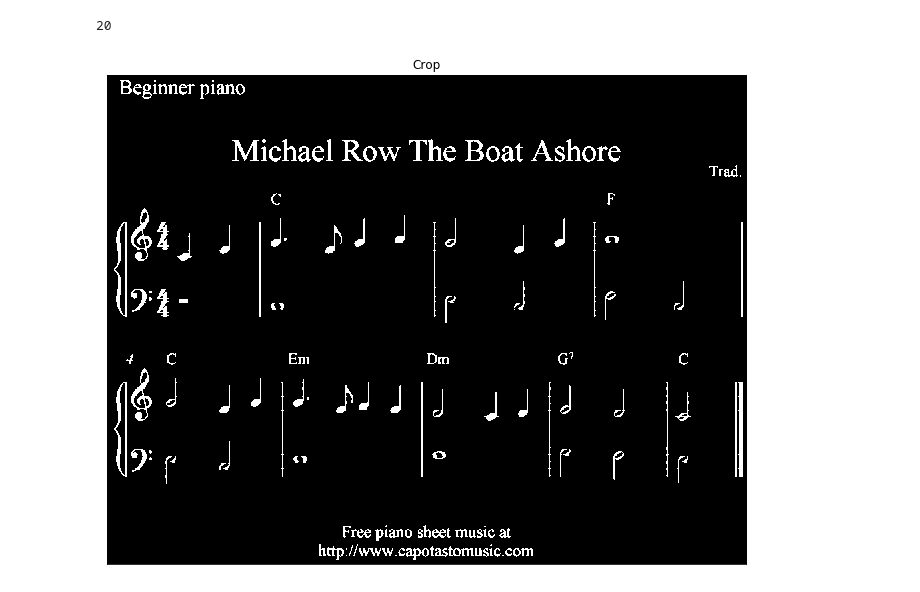
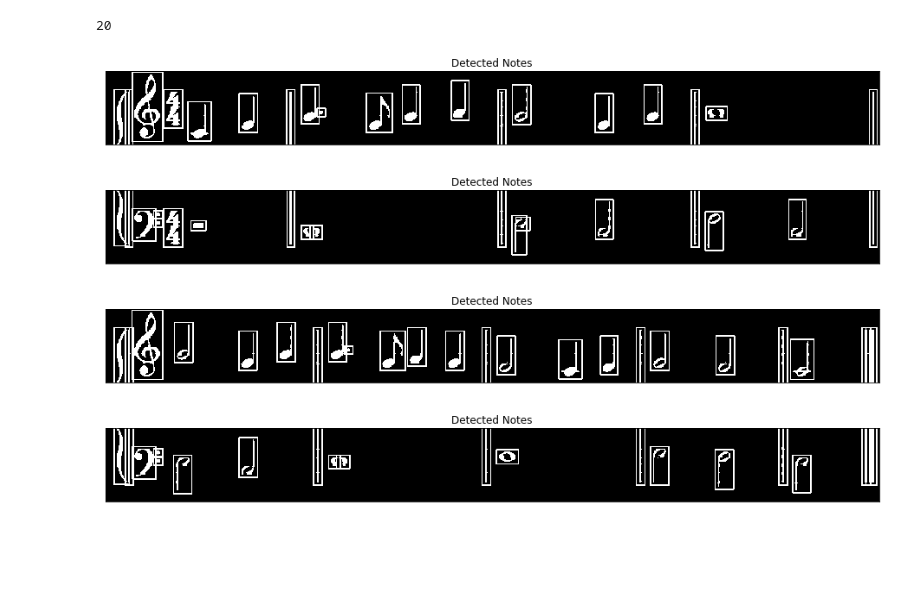
Before and after one commit to tronak19/CV-Project, a Jupyter notebook: Main.ipynb, the cells around one changed output. Drawn from its saved outputs; the diff is of its cells as text; code cells hidden in the pictures; blank space fills up the shorter version.

Commit message:
Notes Segmentation

```diff
--- a/Main.ipynb
+++ b/Main.ipynb
@@ -165,16 +168,14 @@ len(staff_lines_avg)
 # %% [output]
 20
 # %%
-x = img_bw.copy()
-for i in staff_lines:
-    for j in range(w):
-        if sum(x[i-5:i+5, j])<1500:
-            x[i,j]=0
+# segmented_image = img_bw.copy()
+# for i in staff_lines:
+#     for j in range(w):
+#         if sum(segmented_image[i-5:i+5, j])<1500:
+#             segmented_image[i,j]=0
 # %%
-plt.figure(figsize=(16,9))
-plt.imshow(x, cmap = 'gray')
-plt.xticks([]), plt.yticks([])
-plt.title('Crop')
-plt.show()
+# plt.figure(figsize=(16,9))
+# plt.imshow(segmented_image, cmap = 'gray')
+# plt.xticks([]), plt.yticks([])
+# plt.title('Line Removal')
+# plt.show()
-# %% [output]
-[figure, removed]
@@ -180,0 +248,31 @@ plt.show()
+# %%
+counter = 0
+for k in grand_staves:
+    row_sum = horizontal_projection(k)
+    hp_max = max(row_sum)
+
+    for i in range(len(row_sum)):
+        if row_sum[i] < 0.9*hp_max:
+            row_sum[i] = 0
+
+    staff_lines = []
+    for i in range(len(row_sum)):
+        if row_sum[i]>0:
+            staff_lines.append(i)
+
+    for i in staff_lines:
+        for j in range(w):
+            if sum(k[i-5:i+5, j])<1500:
+                k[i,j]=0
+
+    for i in staff_lines:
+        for j in range(w):
+            if sum(k[i-5:i+5, j])<1500:
+                k[i,j]=0
+
+    counter = crop_notes(k, counter)
+# %% [output]
+[figure, added]
+[figure, added]
+[figure, added]
+[figure, added]
```
Also changed, not shown: parts of 5 cells of this notebook.
